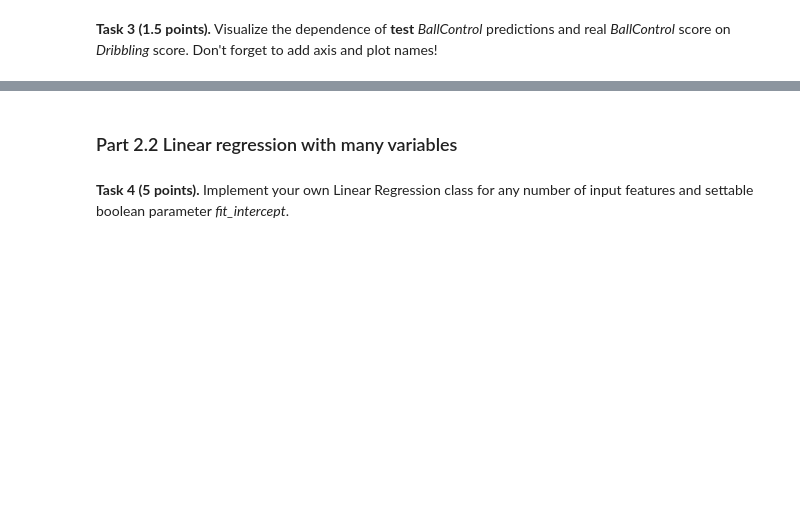
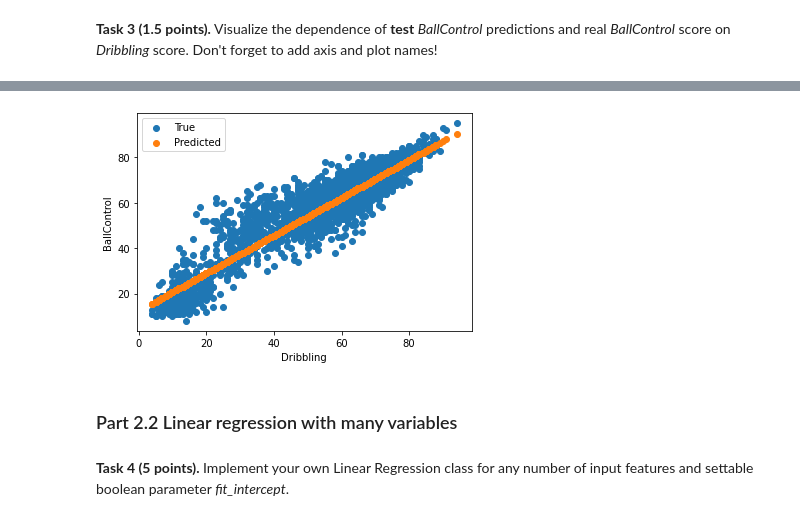
Before and after one commit to sir-kitter/rss-ml, a Jupyter notebook: 2/seminar_and_homework.ipynb, the cells around one changed output, grey strips where cells are left out. Cells and saved outputs as stored; diff of their text form; code cells hidden in the pictures; blank space fills up the shorter version.

```diff
--- a/2/seminar_and_homework.ipynb
+++ b/2/seminar_and_homework.ipynb
@@ -214,3 +235,13 @@ print(f'Train MSE {mse(y_train, y_pred_train)}, test MSE {mse(y_test, y_pred_tes
+# %%
+plt.xlabel('Dribbling')
+plt.ylabel('BallControl')
+X = X_test.reshape(1, -1)[0]
+plot_true = plt.scatter(X, y_test)
+plot_pred = plt.scatter(X, y_pred_test)
+plt.legend((plot_true, plot_pred), ('True', 'Predicted'))
+plt.show()
+# %% [output]
+[figure, added]
 # %% [markdown]
 ### Part 2.2 Linear regression with many variables
 # %% [markdown]
```
Also changed, not shown: parts of 29 cells of this notebook.
